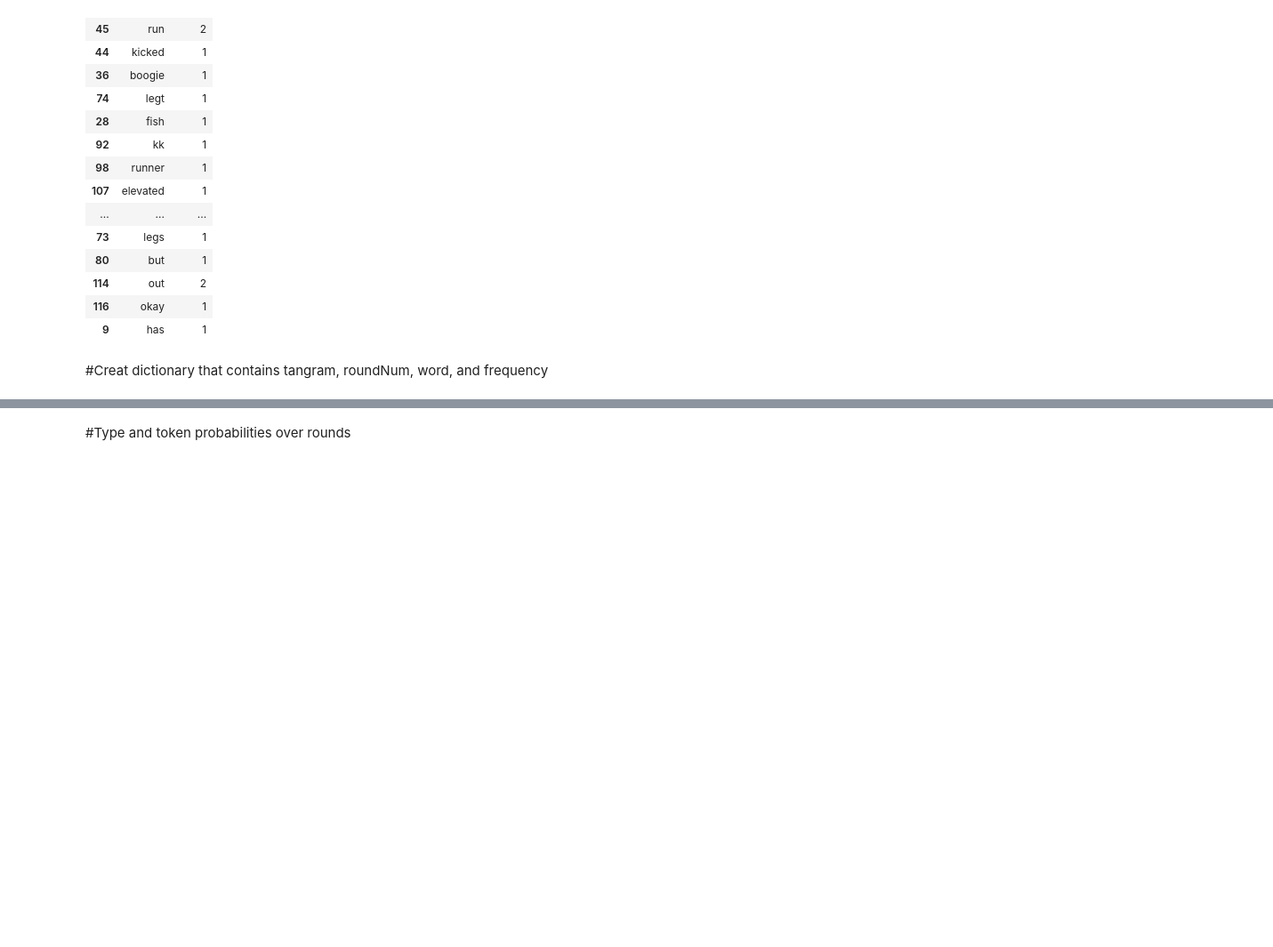
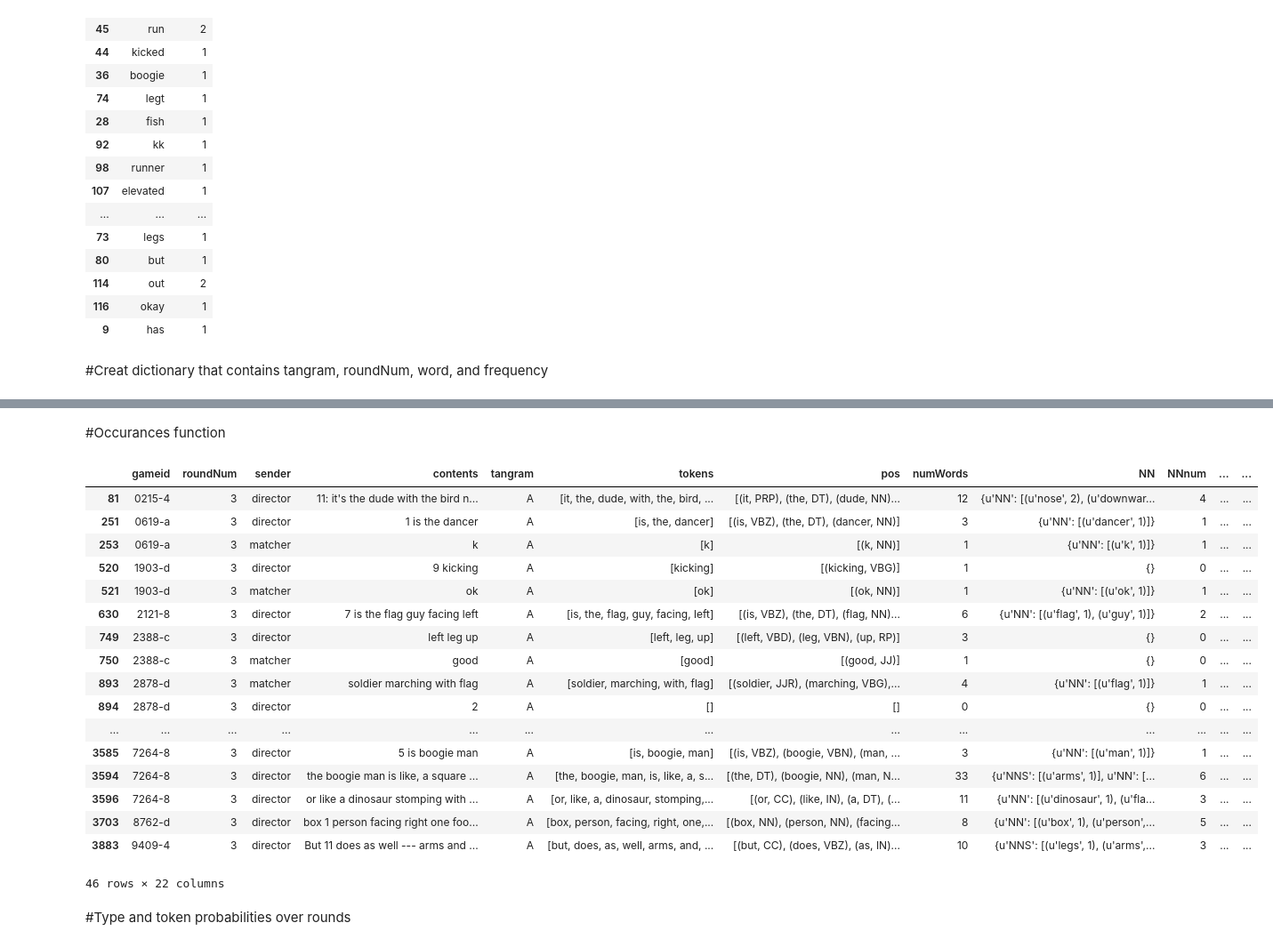
Before and after one commit to hawkrobe/tangrams_replication, a Jupyter notebook: bigNotebook_tangrams.ipynb, the cells around one changed output, grey strips where cells are left out. Shown at 89% size. Drawn from its saved outputs; the diff is of its cells as text; code cells hidden in the pictures; blank space fills up the shorter version.

Commit message:
working on the frequency function

```diff
--- a/bigNotebook_tangrams.ipynb
+++ b/bigNotebook_tangrams.ipynb
@@ -514,3 +562,51 @@ InvalidIndexError: Reindexing only valid with uniquely valued Index objects
+# %% [markdown]
+#Occurances function
+# %%
+#use highPMI list to filter words for tangrams over the next rounds
+#need list of words and their frequency for each round
+#need 6 dictionaries/frequencies merged by the highPMI words
+
+#the dataframe with all tangrams and all rounds
+bigFrame = test2.copy()
+
+def createFrequencyTable(tangram, roundNum):
+    #filter for the tangram desired
+    myDictDf = bigFrame[bigFrame.tangram == tangram]
+    myDictDf = myDictDf[myDictDf.roundNum == roundNum]
+
+    #bigDictionary turns all of the tokens used to talk about tangram A over round into a dictionary
+    smallDictionary = myDictDf['tokens'].tolist()
+    smallDictionary = [item for sublist in smallDictionary for item in sublist]
+    #get dictionary counter for words used for tangram A
+    smallDictionary = Counter(smallDictionary)
+
+    #turn dictionary with counts into dataframe
+    #dataframe to look at words and their counts for tangram A in round 1
+    smallWordsAndCounts = pd.DataFrame(smallDictionary.items(), columns=['word', 'count'])
+
+    return myDictDf
+
+
+createFrequencyTable('A', 3)
+# %% [output]
+|  | gameid | roundNum | sender | contents | tangram | tokens | pos | numWords | NN | NNnum | ... | ... |
+| 81 | 0215-4 | 3 | director | 11: it's the dude with the bird n... | A | [it, the, dude, with, the, bird, ... | [(it, PRP), (the, DT), (dude, NN)... | 12 | {u'NN': [(u'nose', 2), (u'downwar... | 4 | ... | ... |
+| 251 | 0619-a | 3 | director | 1 is the dancer | A | [is, the, dancer] | [(is, VBZ), (the, DT), (dancer, NN)] | 3 | {u'NN': [(u'dancer', 1)]} | 1 | ... | ... |
+| 253 | 0619-a | 3 | matcher | k | A | [k] | [(k, NN)] | 1 | {u'NN': [(u'k', 1)]} | 1 | ... | ... |
+| 520 | 1903-d | 3 | director | 9 kicking | A | [kicking] | [(kicking, VBG)] | 1 | {} | 0 | ... | ... |
+| 521 | 1903-d | 3 | matcher | ok | A | [ok] | [(ok, NN)] | 1 | {u'NN': [(u'ok', 1)]} | 1 | ... | ... |
+| 630 | 2121-8 | 3 | director | 7 is the flag guy facing left | A | [is, the, flag, guy, facing, left] | [(is, VBZ), (the, DT), (flag, NN)... | 6 | {u'NN': [(u'flag', 1), (u'guy', 1)]} | 2 | ... | ... |
+| 749 | 2388-c | 3 | director | left leg up | A | [left, leg, up] | [(left, VBD), (leg, VBN), (up, RP)] | 3 | {} | 0 | ... | ... |
+| 750 | 2388-c | 3 | matcher | good | A | [good] | [(good, JJ)] | 1 | {} | 0 | ... | ... |
+| 893 | 2878-d | 3 | matcher | soldier marching with flag | A | [soldier, marching, with, flag] | [(soldier, JJR), (marching, VBG),... | 4 | {u'NN': [(u'flag', 1)]} | 1 | ... | ... |
+| 894 | 2878-d | 3 | director | 2 | A | [] | [] | 0 | {} | 0 | ... | ... |
+| ... | ... | ... | ... | ... | ... | ... | ... | ... | ... | ... | ... | ... |
+| 3585 | 7264-8 | 3 | director | 5 is boogie man | A | [is, boogie, man] | [(is, VBZ), (boogie, VBN), (man, ... | 3 | {u'NN': [(u'man', 1)]} | 1 | ... | ... |
+| 3594 | 7264-8 | 3 | director | the boogie man is like, a square ... | A | [the, boogie, man, is, like, a, s... | [(the, DT), (boogie, NN), (man, N... | 33 | {u'NNS': [(u'arms', 1)], u'NN': [... | 6 | ... | ... |
+| 3596 | 7264-8 | 3 | director | or like a dinosaur stomping with ... | A | [or, like, a, dinosaur, stomping,... | [(or, CC), (like, IN), (a, DT), (... | 11 | {u'NN': [(u'dinosaur', 1), (u'fla... | 3 | ... | ... |
+| 3703 | 8762-d | 3 | director | box 1 person facing right one foo... | A | [box, person, facing, right, one,... | [(box, NN), (person, NN), (facing... | 8 | {u'NN': [(u'box', 1), (u'person',... | 5 | ... | ... |
+| 3883 | 9409-4 | 3 | director | But 11 does as well --- arms and ... | A | [but, does, as, well, arms, and, ... | [(but, CC), (does, VBZ), (as, IN)... | 10 | {u'NNS': [(u'legs', 1), (u'arms',... | 3 | ... | ... |
+46 rows × 22 columns
 # %% [markdown]
 #Type and token probabilities over rounds
 # %%
```
Also changed, not shown: parts of 2 cells of this notebook.
